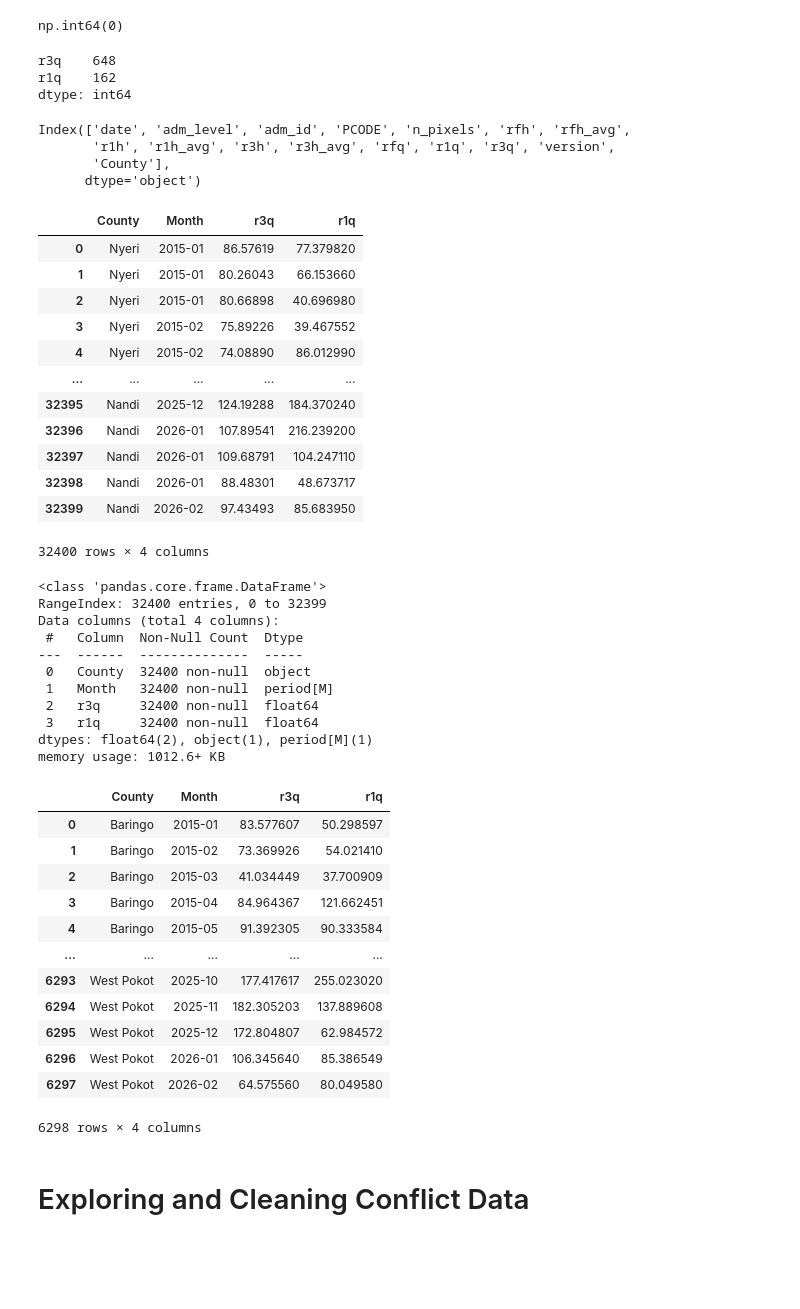
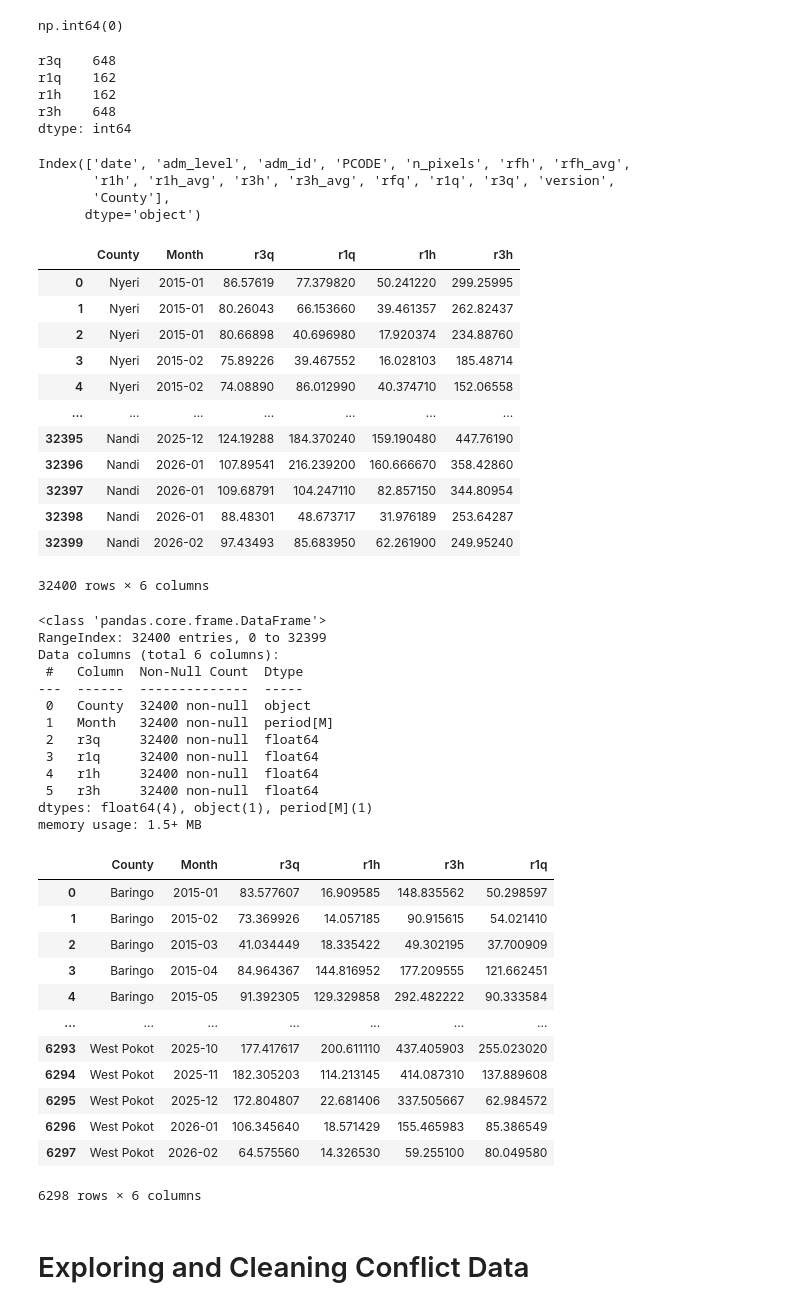
Before and after one commit to MrDenzy/PHASE-5-PROJECT---PREDICTING-FOOD-INSECURITY, a Jupyter notebook: notebooks/data_explore.ipynb, the cells around one changed output. Drawn from its saved outputs; the diff is of its cells as text; code cells hidden in the pictures; blank space fills up the shorter version.

Commit message:
made added r1h and r3h data

```diff
--- a/notebooks/data_explore.ipynb
+++ b/notebooks/data_explore.ipynb
@@ -1188,10 +1188,12 @@ df_rf['County'].isna().sum()
 # %% [output]
 np.int64(0)
 # %%
-df_rf[['r3q','r1q']].isna().sum()
+df_rf[['r3q','r1q','r1h','r3h']].isna().sum()
 # %% [output]
 r3q    648
 r1q    162
+r1h    162
+r3h    648
 dtype: int64
 # %%
 df_rf.columns
@@ -1203,62 +1205,66 @@ Index(['date', 'adm_level', 'adm_id', 'PCODE', 'n_pixels', 'rfh', 'rfh_avg',
 # %%
 df_rf.rename(columns={'date':'Month'},inplace=True)
 
 df_rf['Month'] = pd.to_datetime(df_rf['Month'])
 df_rf['Month'] = df_rf['Month'].dt.to_period('M')
 
 # keeping only desired columns
-df_rf = df_rf[['County','Month','r3q','r1q']].copy()
+df_rf = df_rf[['County','Month','r3q','r1q','r1h','r3h']].copy()
 #keeping only data starting from 2015
 df_rf = df_rf[df_rf['Month'] >= pd.Period('2015-01',freq='M')].copy()
 df_rf.reset_index(drop=True, inplace=True)
 df_rf
 # %% [output]
-|  | County | Month | r3q | r1q |
-| 0 | Nyeri | 2015-01 | 86.57619 | 77.379820 |
-| 1 | Nyeri | 2015-01 | 80.26043 | 66.153660 |
-| 2 | Nyeri | 2015-01 | 80.66898 | 40.696980 |
-| 3 | Nyeri | 2015-02 | 75.89226 | 39.467552 |
-| 4 | Nyeri | 2015-02 | 74.08890 | 86.012990 |
-| ... | ... | ... | ... | ... |
-| 32395 | Nandi | 2025-12 | 124.19288 | 184.370240 |
-| 32396 | Nandi | 2026-01 | 107.89541 | 216.239200 |
-| 32397 | Nandi | 2026-01 | 109.68791 | 104.247110 |
-| 32398 | Nandi | 2026-01 | 88.48301 | 48.673717 |
-| 32399 | Nandi | 2026-02 | 97.43493 | 85.683950 |
+|  | County | Month | r3q | r1q | r1h | r3h |
+| 0 | Nyeri | 2015-01 | 86.57619 | 77.379820 | 50.241220 | 299.25995 |
+| 1 | Nyeri | 2015-01 | 80.26043 | 66.153660 | 39.461357 | 262.82437 |
+| 2 | Nyeri | 2015-01 | 80.66898 | 40.696980 | 17.920374 | 234.88760 |
+| 3 | Nyeri | 2015-02 | 75.89226 | 39.467552 | 16.028103 | 185.48714 |
+| 4 | Nyeri | 2015-02 | 74.08890 | 86.012990 | 40.374710 | 152.06558 |
+| ... | ... | ... | ... | ... | ... | ... |
+| 32395 | Nandi | 2025-12 | 124.19288 | 184.370240 | 159.190480 | 447.76190 |
+| 32396 | Nandi | 2026-01 | 107.89541 | 216.239200 | 160.666670 | 358.42860 |
+| 32397 | Nandi | 2026-01 | 109.68791 | 104.247110 | 82.857150 | 344.80954 |
+| 32398 | Nandi | 2026-01 | 88.48301 | 48.673717 | 31.976189 | 253.64287 |
+| 32399 | Nandi | 2026-02 | 97.43493 | 85.683950 | 62.261900 | 249.95240 |
-32400 rows × 4 columns
+32400 rows × 6 columns
 # %%
 df_rf.info()
 # %% [output]
 <class 'pandas.core.frame.DataFrame'>
 RangeIndex: 32400 entries, 0 to 32399
-Data columns (total 4 columns):
+Data columns (total 6 columns):
  #   Column  Non-Null Count  Dtype
 ---  ------  --------------  -----
  0   County  32400 non-null  object
  1   Month   32400 non-null  period[M]
  2   r3q     32400 non-null  float64
  3   r1q     32400 non-null  float64
-dtypes: float64(2), object(1), period[M](1)
-memory usage: 1012.6+ KB
+ 4   r1h     32400 non-null  float64
+ 5   r3h     32400 non-null  float64
+dtypes: float64(4), object(1), period[M](1)
+memory usage: 1.5+ MB
 # %%
 # aggregate monthly r3q and r1q
 df_rf = df_rf.groupby(['County','Month'],as_index = False).agg(
     {'r3q': 'mean',
+     'r1h': 'mean',
+     'r3h': 'mean',
      'r1q': 'mean'}
 )
 df_rf
 # %% [output]
-|  | County | Month | r3q | r1q |
-| 0 | Baringo | 2015-01 | 83.577607 | 50.298597 |
-| 1 | Baringo | 2015-02 | 73.369926 | 54.021410 |
-| 2 | Baringo | 2015-03 | 41.034449 | 37.700909 |
-| 3 | Baringo | 2015-04 | 84.964367 | 121.662451 |
-| 4 | Baringo | 2015-05 | 91.392305 | 90.333584 |
-| ... | ... | ... | ... | ... |
-| 6293 | West Pokot | 2025-10 | 177.417617 | 255.023020 |
-| 6294 | West Pokot | 2025-11 | 182.305203 | 137.889608 |
-| 6295 | West Pokot | 2025-12 | 172.804807 | 62.984572 |
-| 6296 | West Pokot | 2026-01 | 106.345640 | 85.386549 |
-| 6297 | West Pokot | 2026-02 | 64.575560 | 80.049580 |
+|  | County | Month | r3q | r1h | r3h | r1q |
+| 0 | Baringo | 2015-01 | 83.577607 | 16.909585 | 148.835562 | 50.298597 |
+| 1 | Baringo | 2015-02 | 73.369926 | 14.057185 | 90.915615 | 54.021410 |
+| 2 | Baringo | 2015-03 | 41.034449 | 18.335422 | 49.302195 | 37.700909 |
+| 3 | Baringo | 2015-04 | 84.964367 | 144.816952 | 177.209555 | 121.662451 |
+| 4 | Baringo | 2015-05 | 91.392305 | 129.329858 | 292.482222 | 90.333584 |
+| ... | ... | ... | ... | ... | ... | ... |
+| 6293 | West Pokot | 2025-10 | 177.417617 | 200.611110 | 437.405903 | 255.023020 |
+| 6294 | West Pokot | 2025-11 | 182.305203 | 114.213145 | 414.087310 | 137.889608 |
+| 6295 | West Pokot | 2025-12 | 172.804807 | 22.681406 | 337.505667 | 62.984572 |
+| 6296 | West Pokot | 2026-01 | 106.345640 | 18.571429 | 155.465983 | 85.386549 |
+| 6297 | West Pokot | 2026-02 | 64.575560 | 14.326530 | 59.255100 | 80.049580 |
-6298 rows × 4 columns
+6298 rows × 6 columns
 # %%
```
Also changed, not shown: parts of 2 cells of this notebook, 2 other files.
